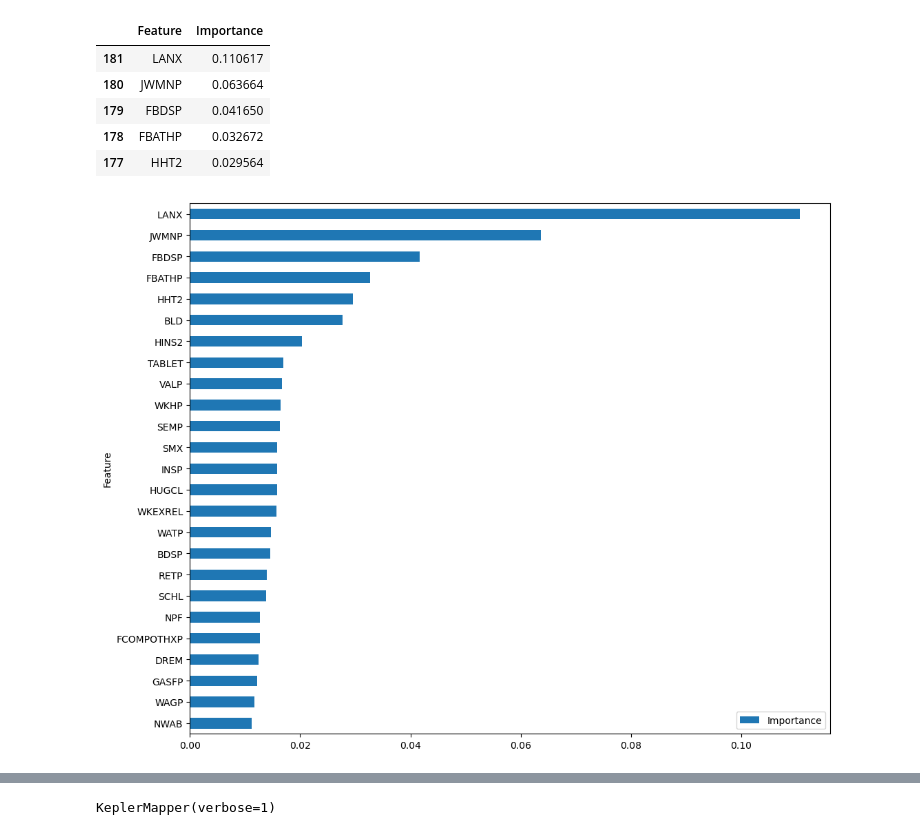
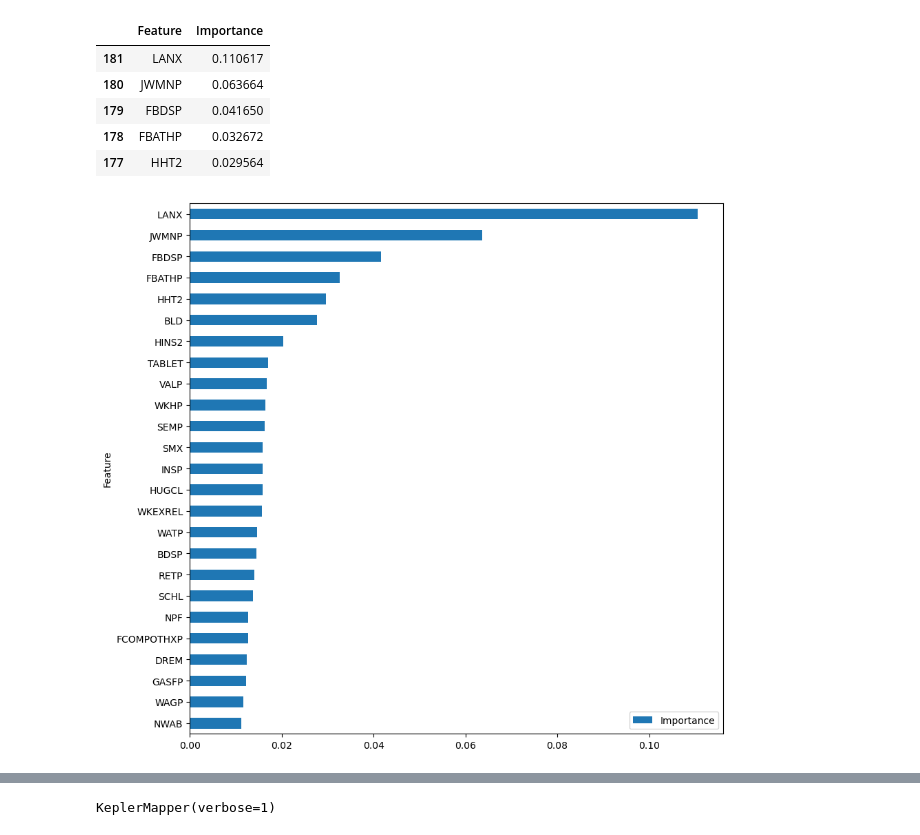
Before and after one commit to qSergio/techy_food, a Jupyter notebook: Food_census.ipynb, the cells around one changed output, grey strips where cells are left out. Drawn from its saved outputs; the diff is of its cells as text; code cells hidden in the pictures.

```diff
--- a/Food_census.ipynb
+++ b/Food_census.ipynb
@@ -877,2 +915,4 @@ Optimal Threshold=0.507552
 # %%
 coefficients = make_pipe_lr.steps[2][1].coef_[0]
+# %%
+X_train_preprocessed = pipeline_col.fit_transform(X_train)
@@ -1068,7 +1118,7 @@ feature_importance_rf.head()
 # %%
 feature_importance_rf.head(25).plot(x='Feature',
                                  y='Importance',
                                  kind='barh',
-                                 figsize=(12, 10)).invert_yaxis()
+                                 figsize=(10, 10)).invert_yaxis()
 # %% [output]
-[figure, old version]
+[figure, new version]
```
Also changed, not shown: parts of 22 cells of this notebook.
